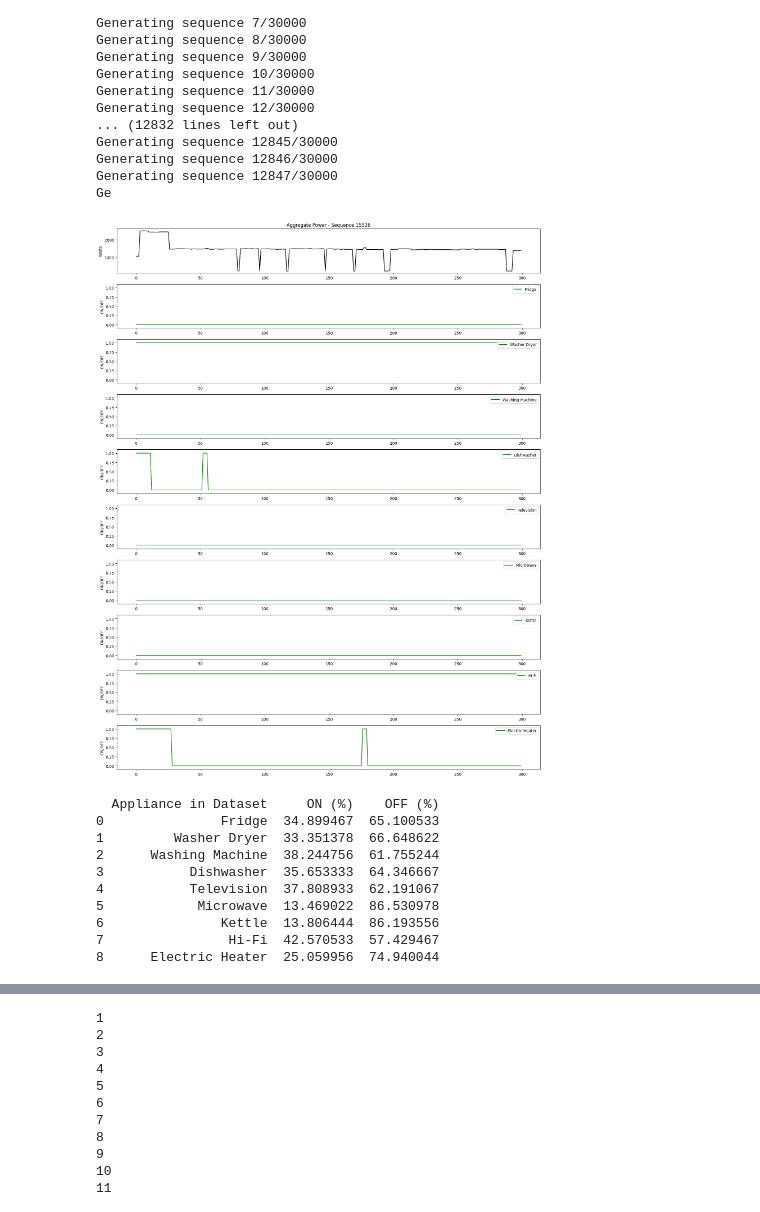
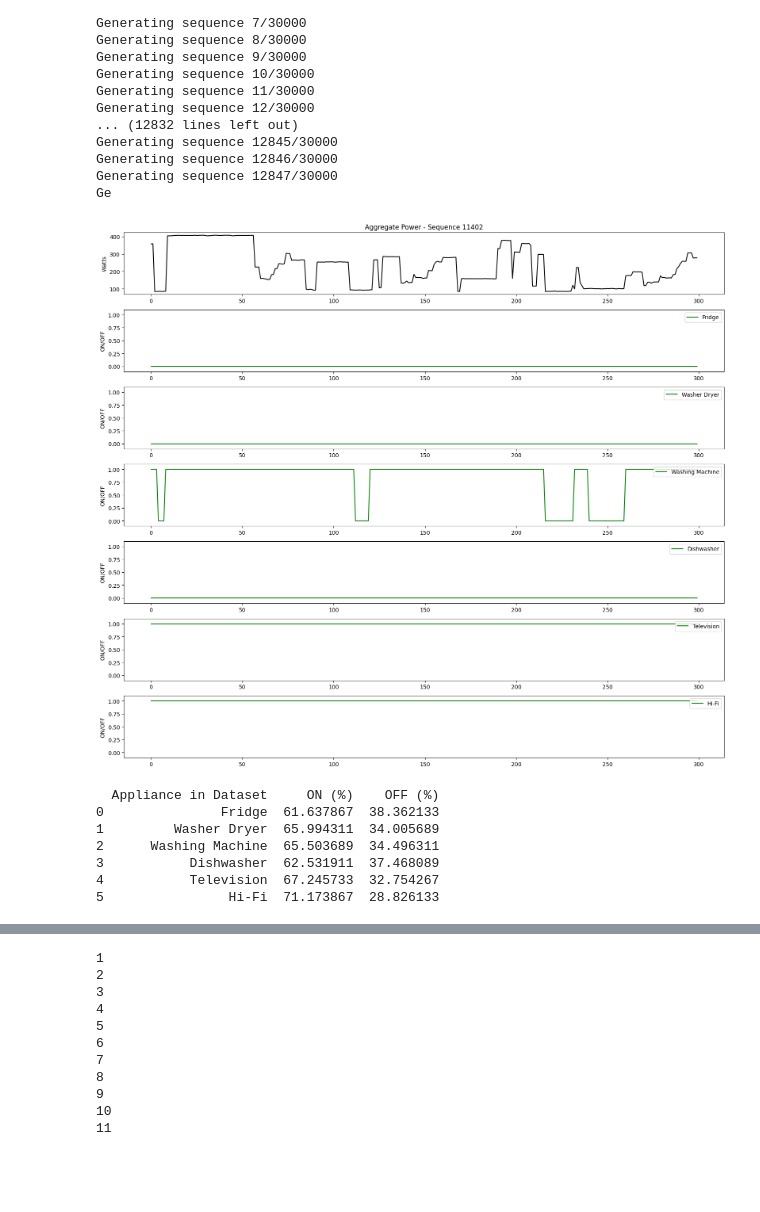
Before and after one commit to Prince5867/NILM_Project, a Jupyter notebook: Model/CNN/tf CNN model.ipynb, the cells around one changed output, grey strips where cells are left out. Cells and saved outputs as stored; diff of their text form; code cells hidden in the pictures; blank space fills up the shorter version.

```diff
--- a/Model/CNN/tf CNN model.ipynb
+++ b/Model/CNN/tf CNN model.ipynb
@@ -555,7 +555,7 @@ import os
 import pandas as pd
 
 temp_appliance_data = ['Fridge', 'Washer Dryer', 'Washing Machine', 'Dishwasher',
-                  'Television', 'Microwave', 'Kettle', 'Hi-Fi', 'Electric Heater']
+                  'Television','Hi-Fi']
 NUM_SEQUENCES = 5000
 
 def load_appliance_data(root_dir):
@@ -618,6 +618,7 @@ def create_synthetic_dataset_from_csvs(
     appliance_names = list(appliance_data.keys())
     synthetic_X = []
     synthetic_Y = []
+    min_on_ratio = 0.5
 
     for seq_idx in range(num_sequences):
         print(f"Generating sequence {seq_idx + 1}/{num_sequences}")
@@ -646,7 +647,7 @@ def create_synthetic_dataset_from_csvs(
                         start = random.randint(0, len(series) - sequence_length)
                         series = series[start:start + sequence_length]
 
-                    if (series > threshold).sum() > 0:
+                    if (series > threshold).sum() >= sequence_length * min_on_ratio:
                         found_on_segment = True
                         break
 
@@ -747,35 +748,35 @@ def plot_synthetic_examples(X, Y, appliance_names, num_examples=3):
     down_factor = seq_len // down_len
 
     indices = np.random.choice(len(X), size=num_examples, replace=False)
 
     for idx in indices:
         plt.figure(figsize=(16, 2 + 2 * num_appliances))
 
         # Plot aggregate power signal
         plt.subplot(num_appliances + 1, 1, 1)
         plt.plot(X[idx].squeeze(), color='black')
         plt.title(f'Aggregate Power - Sequence {idx}')
         plt.ylabel("Watts")
 
         # Plot each appliance ON/OFF label
         for i in range(num_appliances):
             plt.subplot(num_appliances + 1, 1, i + 2)
             plt.plot(np.repeat(Y[idx][:, i], down_factor), label=appliance_names[i], color='green')
             plt.ylabel("ON/OFF")
             plt.ylim(-0.1, 1.1)
             plt.legend(loc="upper right")
 
         plt.tight_layout()
         plt.show()
 
 appliance_names = [
     'Fridge', 'Washer Dryer', 'Washing Machine', 'Dishwasher',
-    'Television', 'Microwave', 'Kettle', 'Hi-Fi', 'Electric Heater'
+    'Television','Hi-Fi'
 ]
 
 plot_synthetic_examples(X, Y, appliance_names, num_examples=1)
 # %% [output]
-[figure, old version]
+[figure, new version]
 # %%
 from keras.callbacks import ReduceLROnPlateau
 
@@ -803,15 +804,12 @@ def imbalance_calc (y, dataset):
 imbalance_calc(Y,'Dataset')
 # %% [output]
   Appliance in Dataset     ON (%)    OFF (%)
-0               Fridge  34.899467  65.100533
-1         Washer Dryer  33.351378  66.648622
-2      Washing Machine  38.244756  61.755244
-3           Dishwasher  35.653333  64.346667
-4           Television  37.808933  62.191067
-5            Microwave  13.469022  86.530978
-6               Kettle  13.806444  86.193556
-7                Hi-Fi  42.570533  57.429467
-8      Electric Heater  25.059956  74.940044
+0               Fridge  61.637867  38.362133
+1         Washer Dryer  65.994311  34.005689
+2      Washing Machine  65.503689  34.496311
+3           Dishwasher  62.531911  37.468089
+4           Television  67.245733  32.754267
+5                Hi-Fi  71.173867  28.826133
 # %%
 print(f"Generated {len(X)} sequences with shape {X.shape} and labels shape {Y.shape}")
 history = seq2seq_model.fit(X, Y, epochs=10, batch_size=64, validation_split=0.1)
```
Also changed, not shown: parts of 4 cells of this notebook.
